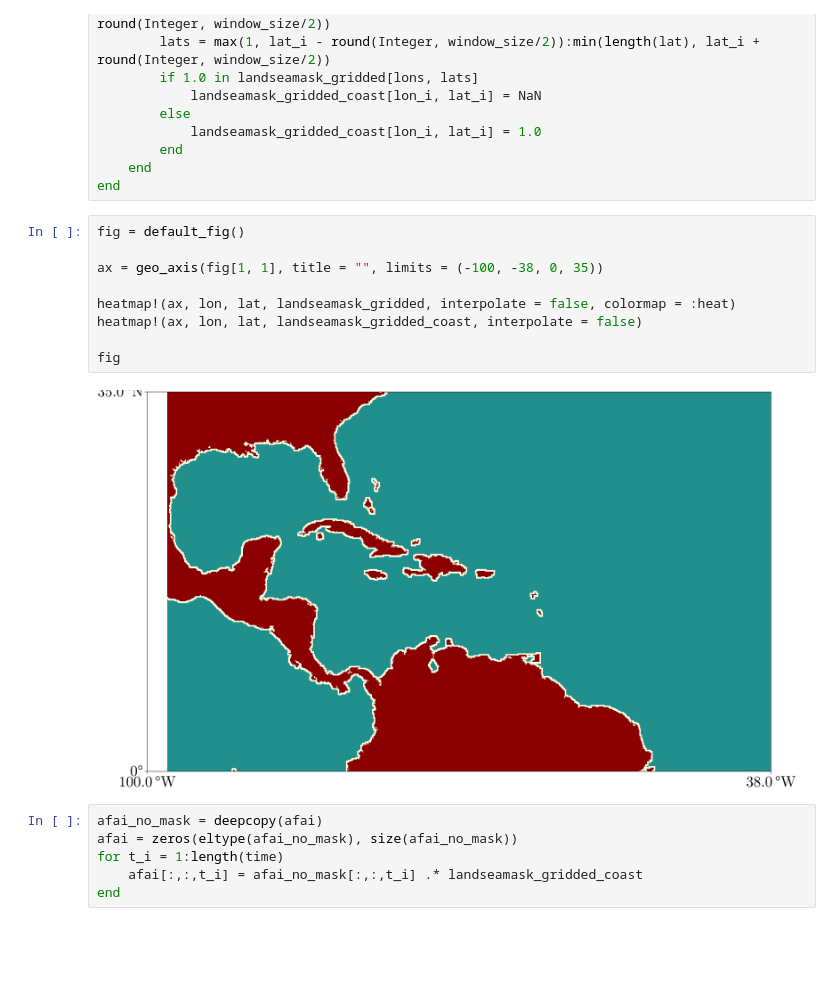
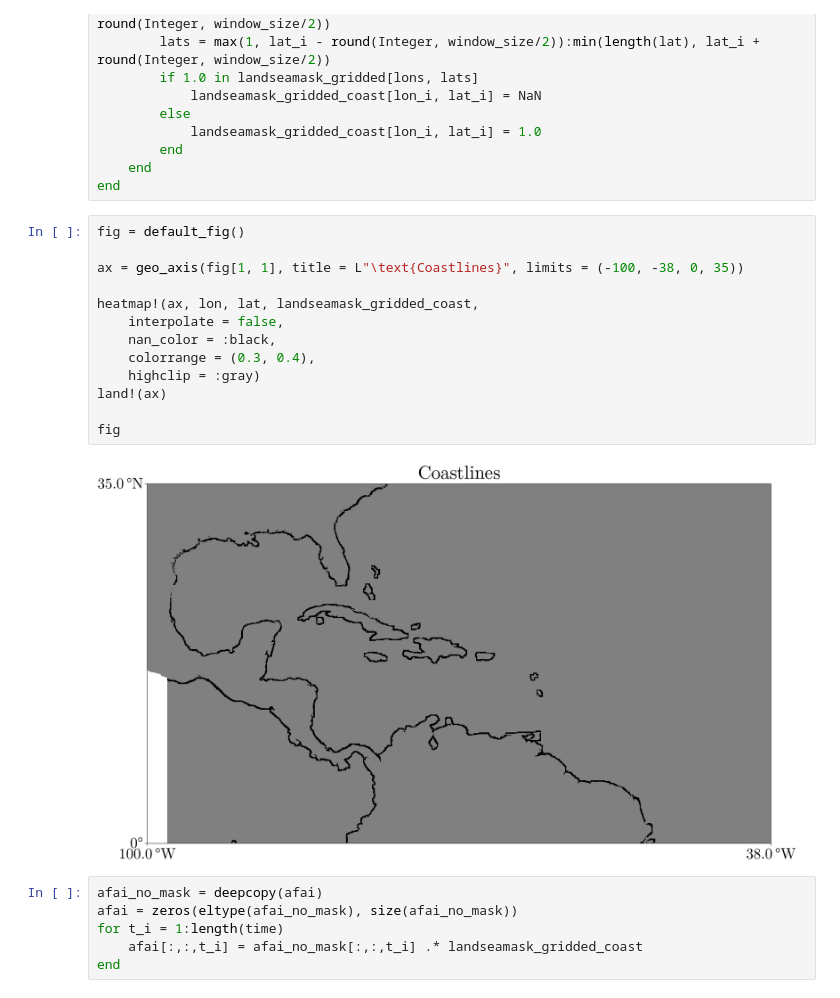
Before and after one commit to 70Gage70/SargassumFromAFAI.jl, a Jupyter notebook: example/afai.ipynb, the cells around one changed output. Cells and saved outputs as stored; diff of their text form; blank space fills up the shorter version.

```diff
--- a/example/afai.ipynb
+++ b/example/afai.ipynb
@@ -119,14 +119,18 @@ end
 # %%
 fig = default_fig()
 
-ax = geo_axis(fig[1, 1], title = "", limits = (-100, -38, 0, 35))
+ax = geo_axis(fig[1, 1], title = L"\text{Coastlines}", limits = (-100, -38, 0, 35))
 
-heatmap!(ax, lon, lat, landseamask_gridded, interpolate = false, colormap = :heat)
-heatmap!(ax, lon, lat, landseamask_gridded_coast, interpolate = false)
+heatmap!(ax, lon, lat, landseamask_gridded_coast,
+    interpolate = false,
+    nan_color = :black,
+    colorrange = (0.3, 0.4),
+    highclip = :gray)
+land!(ax)
 
 fig
 # %% [output]
-[figure, old version]
+[figure, new version]
 # %%
 afai_no_mask = deepcopy(afai)
 afai = zeros(eltype(afai_no_mask), size(afai_no_mask))
```
Also changed, not shown: parts of 1 cell of this notebook, 5 other files.
